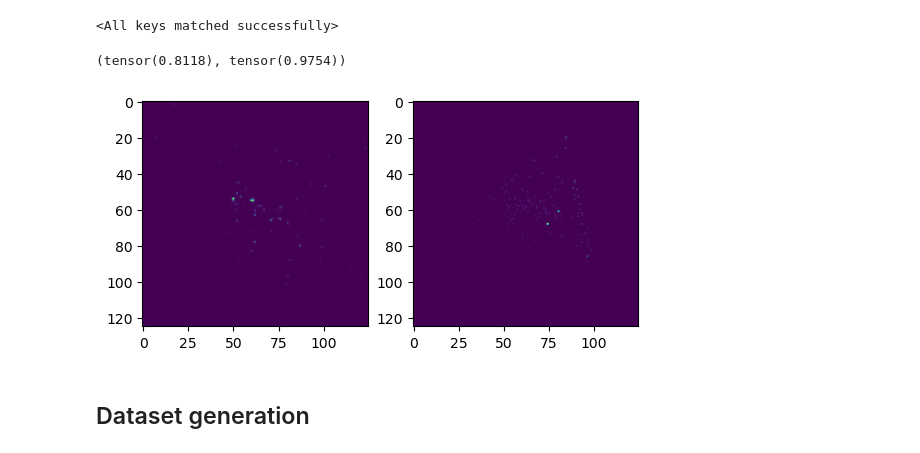
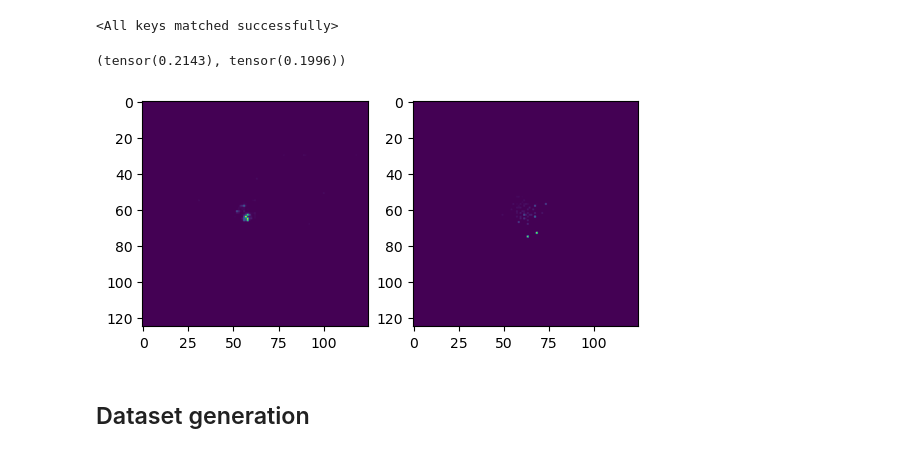
Before and after one commit to dinesh110598/Quark_Gluon_data, a Jupyter notebook: explore.ipynb, the cells around one changed output. Cells and saved outputs as stored; diff of their text form; code cells hidden in the pictures.

```diff
--- a/explore.ipynb
+++ b/explore.ipynb
@@ -80,5 +80,5 @@ Type:      builtin_function_or_method
 net = GraphVAE(400, 3)
 # net.load_state_dict(torch.load("Saves/ecal_ep_60.pth"))
 # %%
-train_loop2(net, 30, 200, 5e-4, device)
+train_loop2(net, 2, 200, 1e-4, device)
 # %% [output]
@@ -127,7 +109,7 @@ def reconstruct_img3(Y, mask):
 
 def reconstruct_img2(Y, mask):
     xhit, yhit = (Y[:, :, 0])*125, (Y[:, :, 1])*125
-    ener = Y[:, :, 2]
+    ener = Y[:, :, 2]/5
 
     xhit = (xhit % 125).int()
     yhit = (yhit % 125).int()
@@ -154,7 +136,7 @@ def loss_infer2(net, X, A, mask):
     return mse(X, Y), ecal, A2
 # %%
 net = GraphVAE(400, 3)
-net.load_state_dict(torch.load("Saves/Checkpoints/ep_58.pth"))
+net.load_state_dict(torch.load("Saves/ecal_ep_60_angle.pth"))
 # %% [output]
 <All keys matched successfully>
 # %%
@@ -174,16 +156,16 @@ for (X, NL, mask) in data_loader:
 # %%
 img2.max(), img1.max()
 # %% [output]
-(tensor(0.8118), tensor(0.9754))
+(tensor(0.2143), tensor(0.1996))
 # %%
 fig, ax = plt.subplots(1, 2)
-ax[0].imshow(img1[5])
-ax[1].imshow(img2[5])
+ax[0].imshow(img1[1])
+ax[1].imshow((img2[1]+1e-3))
 plt.show()
 
 # plt.savefig('Report/Figures/Gluon_reconstructed.pdf')
 # %% [output]
-[figure, old version]
+[figure, new version]
 # %% [markdown]
 ## Dataset generation
 # %%
```
Also changed, not shown: parts of 4 cells of this notebook, 4 other files.
